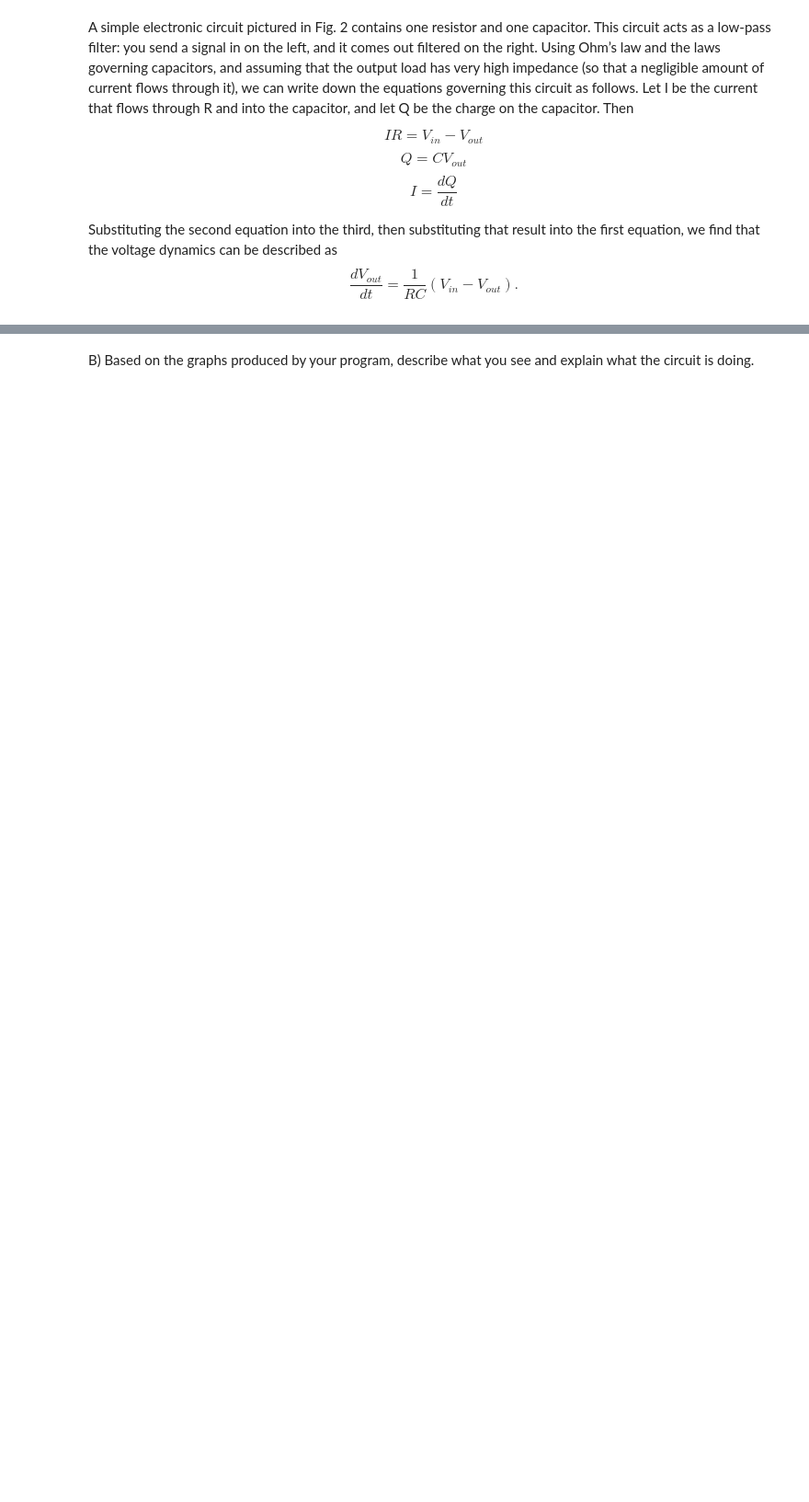
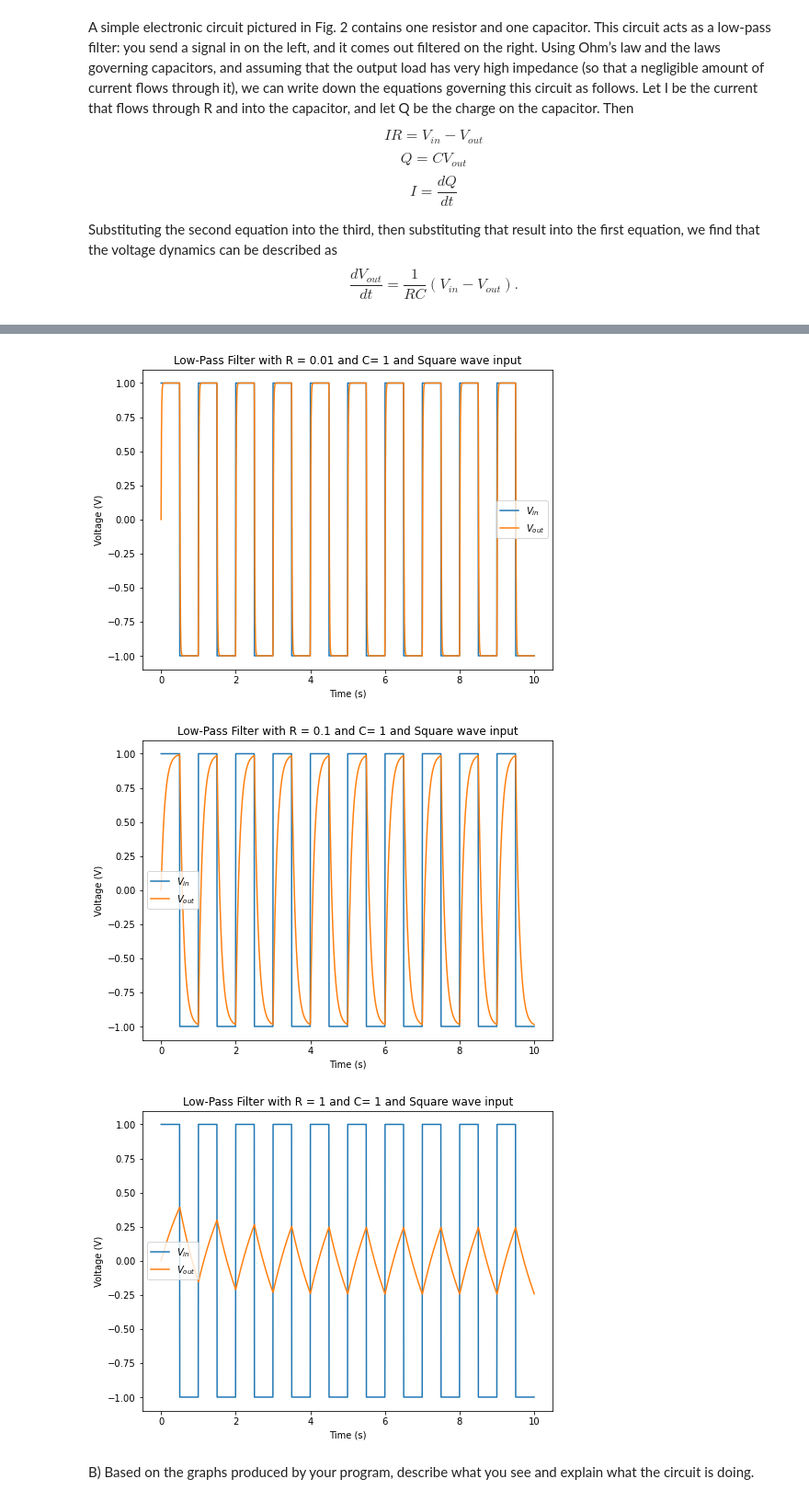
Before and after one commit to hhurst/ProfHurst_PHYS240_Sp23, a Jupyter notebook: Newby_Robin_homework4_Problem15.ipynb, the cells around one changed output, grey strips where cells are left out. Shown at 92% size. Saved outputs shown, nothing was run; the diff lists cells and outputs as text; code cells hidden in the pictures; blank space fills up the shorter version.

```diff
--- a/Newby_Robin_homework4_Problem15.ipynb
+++ b/Newby_Robin_homework4_Problem15.ipynb
@@ -21,38 +23,80 @@ $$ V_{in}(t)=\left\{
 $$
 Use the program to make plots of the output of the filter circuit from $t = 0$ to $t = 10$ when R = 0.01, 0.1, and 1, with initial condition $V_{out} = 0.$ You will have to make a decision about what value of ∆t to use in your calculation. Small values give more accurate results, but the program will take longer to run. Try a variety of different values and choose one for your final calculations that seems sensible to you.
 # %%
-from nm4p import rk4
+from nm4p.rk4 import rk4
 import numpy as np
+import matplotlib.pyplot as plt
+import matplotlib as mpl
+
+#set variables to hold plot dimensions
+xsize=8# in inches
+ysize=6#in inches
+
 def square_wave(t):
     """Returns the specified square wave when give the time in seconds
     Params:
     t - the current time in seconds
     Returns:
         The square wave defined  evaluated at time t"""
     sqrwave = (-1)**(np.floor(2*t)% 2)
     return sqrwave
 
-def v_out_derivs(x, t, r, c, v_in):
+def v_out_derivs(x, t, params):
     """Generates the derivative for use in the rk4 routine at using the given parameters, such as the time to evaluate the derivative
-    Params:
+    parameters
     x - the current value of V_out
     t- the current time t
-    R - the resistance of the resistor in the circuit
-    C- the Capacitance of the capacitor in the circuit
-    V_in - the input voltage function which to be evaluated at the current time t """
+    PARAMS: [r, c, v_in]
+    r - the resistance of the resistor in the circuit
+    c- the Capacitance of the capacitor in the circuit
+    v_in - the input voltage function which to be evaluated at the current time t """
+    r, c, v_in = params
     deriv = 1/(r*c)*(v_in(t)-x)
     return deriv
-def lowpass_circuit(duration,v_in,v_out_init,r,c):
+def lowpass_circuit(duration,v_in,v_out_init,r,c,tau):
     """A circuit that simulates and plots a low pass filter using rk4 and hte differential equaiton provided above
 
     Params:
     duration - how many simulated seconds the simulation should be evaluated for
     v_in - a function v_in(t) that specifies the input voltage the simulator should use
     v_out_init - the initial value for the output voltage of hte circuit-- v_out at t=0
     r - the resistance of the resistor in the simulated circuit
     c - the capacitance of the capacitor in the simulated circuit
+    tau - the time-step of the simulation in seconds
     Returns:
         returns no output but plots v_out from time 0 to the specified number of simulated seconds
+
     """
+    numsteps = int(np.ceil(duration/tau)) # calculate the step number from the specified duration and tau value
+    V_out=np.empty(numsteps) # initialize array to hold output voltage
+    V_out[0]=v_out_init # set the initial value for the output voltage at time 0
+
+    time_array=np.zeros(numsteps) # set up time array for graphing against
+    time_array[0] = 0
+    for step in range(numsteps-1):
+        V_out[step+1] = rk4(V_out[step],step*tau,tau,v_out_derivs,[r,c,v_in])#evaluate runge-kutta next step
+        time_array[step+1]=(step+1)*tau#populate time array for graphing
+
+    #plot output voltage vs time for both input and output voltages
+    plt.figure(figsize=(xsize,ysize))
+    plt.plot(time_array,square_wave(time_array),label="$V_{in}$")
+    plt.plot(time_array,V_out,label="$V_{out}$")
+
+    #Make plot pretty
+    plt.legend()
+    plt.ylabel("Voltage (V)")
+    plt.xlabel("Time (s)")
+    plt.title(f"Low-Pass Filter with R = {r} and C= {c} and Square wave input")
+
+C=1# set capacitance for the simulations
+TAU=0.005# largest timestep that prevented blowup for R=0.01 simulation
+
+lowpass_circuit(10,square_wave,0,0.01,C,TAU)
+lowpass_circuit(10,square_wave,0,0.1,C,TAU)
+lowpass_circuit(10,square_wave,0,1,C,TAU)
+# %% [output]
+[figure, added]
+[figure, added]
+[figure, added]
 # %% [markdown]
 B) Based on the graphs produced by your program, describe what you see and explain what the circuit is doing.
```
Also changed, not shown: parts of 4 cells of this notebook.
